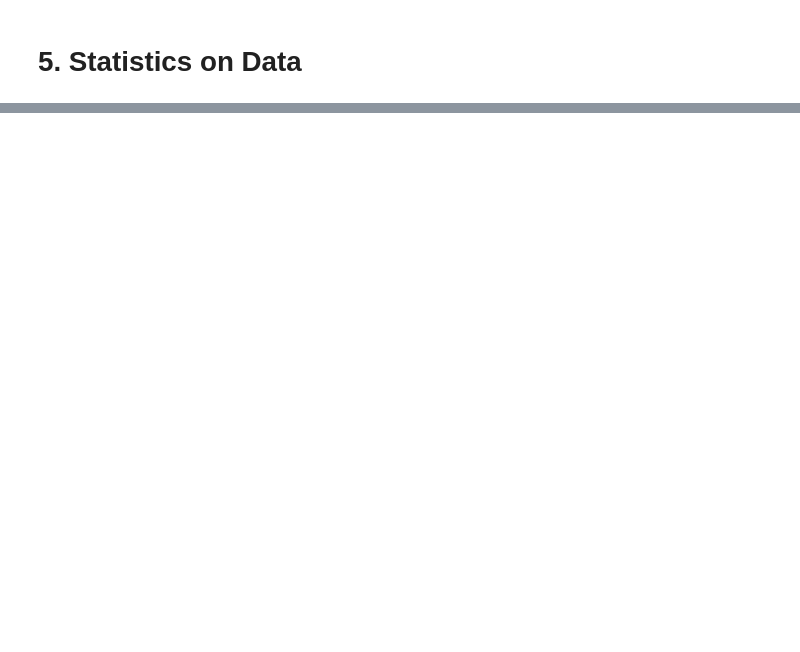
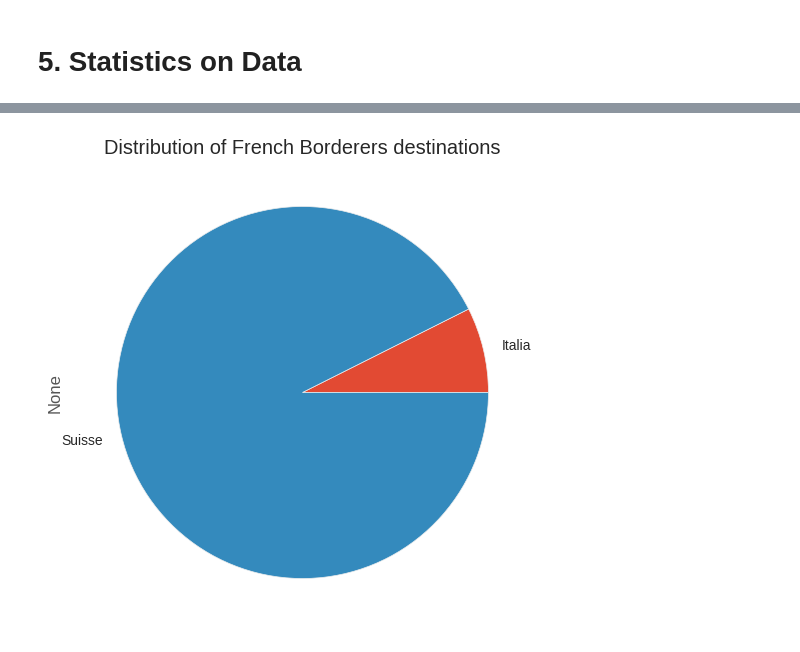
Before and after one commit to agpmilli/swissgeotweet, a Jupyter notebook: mobility-pattern/mobility-pattern.ipynb, the cells around one changed output, grey strips where cells are left out. Saved outputs shown, nothing was run; the diff lists cells and outputs as text; code cells hidden in the pictures; blank space fills up the shorter version.

```diff
--- a/mobility-pattern/mobility-pattern.ipynb
+++ b/mobility-pattern/mobility-pattern.ipynb
@@ -658,0 +747,9 @@ users.to_csv('users_final.csv', index=False)
+# %%
+french = borderers[(borderers.homeCountry == "France") & (borderers.workCountry != "France")]
+fr = french.groupby('workCountry').size()
+plt.style.use('ggplot')
+fr.plot.pie(figsize=(6,6), title="Distribution of French Borderers destinations")
+plt.savefig('frenchborderers.png')
+plt.show()
+# %% [output]
+[figure, added]
```
Also changed, not shown: parts of 33 cells of this notebook, 9 other files.
